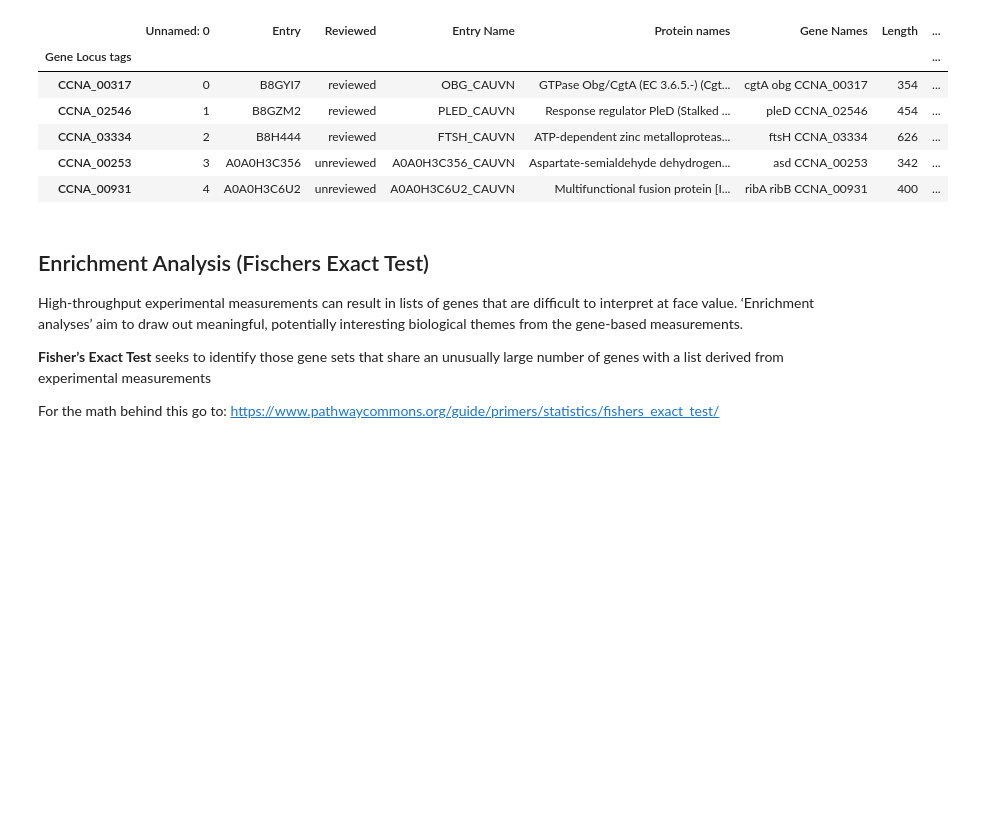
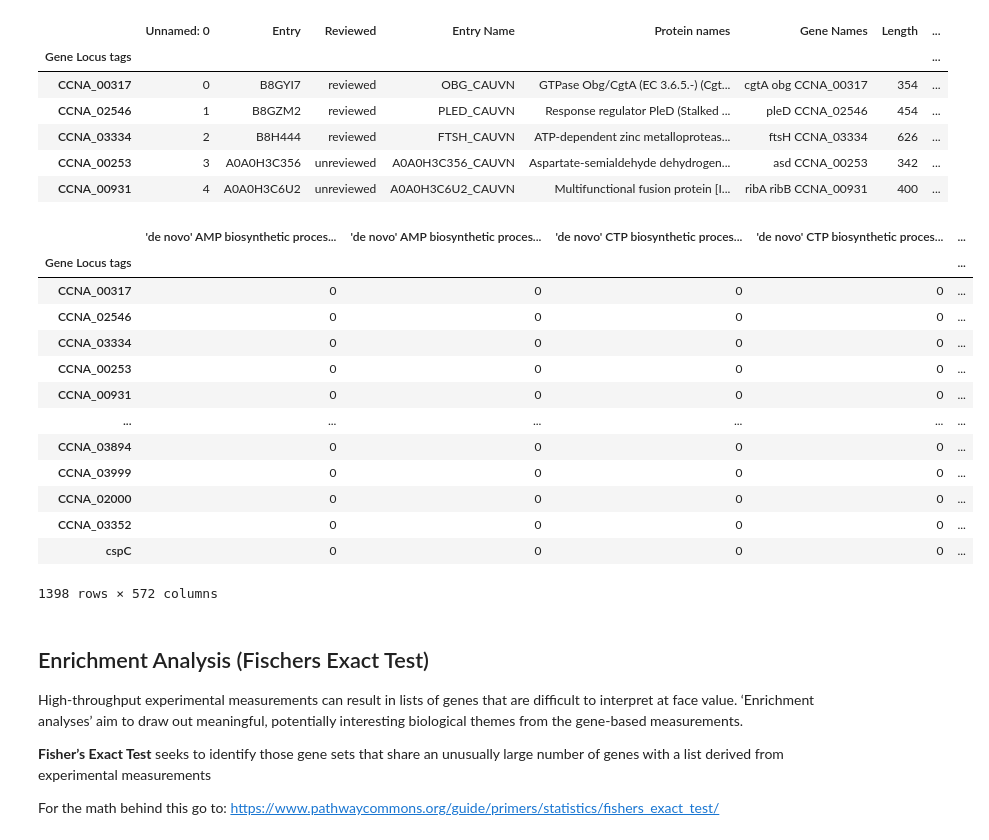
Before and after one commit to NehaSontakk/Functional-Characterization-of-Gene-Sets-using-KEGG-COG-GO, a Jupyter notebook: Functional_Annotation_and_Enrichment_calculations_on_dataset_of_interest_using_KEGG,_COG,_GO.ipynb, the cells around one changed output. Drawn from its saved outputs; the diff is of its cells as text; code cells hidden in the pictures; blank space fills up the shorter version.

```diff
--- a/Functional_Annotation_and_Enrichment_calculations_on_dataset_of_interest_using_KEGG,_COG,_GO.ipynb
+++ b/Functional_Annotation_and_Enrichment_calculations_on_dataset_of_interest_using_KEGG,_COG,_GO.ipynb
@@ -134,6 +157,23 @@ go_cellular_component_matrix_totals = pd.DataFrame(go_cellular_component_matrix.
 #
 go_molecular_function_matrix = pd.get_dummies(go_data['Gene Ontology (molecular function)'])
 go_molecular_function_matrix_totals = pd.DataFrame(go_molecular_function_matrix.sum(axis=0)).iloc[:-1].rename(columns={0:"Total"})
+# %%
+go_biological_process_matrix.loc[~(go_biological_process_matrix==0).all(axis=1)]
+# %% [output]
+|  | 'de novo' AMP biosynthetic proces... | 'de novo' AMP biosynthetic proces... | 'de novo' CTP biosynthetic proces... | 'de novo' CTP biosynthetic proces... | ... |
+| Gene Locus tags |  |  |  |  | ... |
+| CCNA_00317 | 0 | 0 | 0 | 0 | ... |
+| CCNA_02546 | 0 | 0 | 0 | 0 | ... |
+| CCNA_03334 | 0 | 0 | 0 | 0 | ... |
+| CCNA_00253 | 0 | 0 | 0 | 0 | ... |
+| CCNA_00931 | 0 | 0 | 0 | 0 | ... |
+| ... | ... | ... | ... | ... | ... |
+| CCNA_03894 | 0 | 0 | 0 | 0 | ... |
+| CCNA_03999 | 0 | 0 | 0 | 0 | ... |
+| CCNA_02000 | 0 | 0 | 0 | 0 | ... |
+| CCNA_03352 | 0 | 0 | 0 | 0 | ... |
+| cspC | 0 | 0 | 0 | 0 | ... |
+1398 rows × 572 columns
 # %% [markdown]
 ## Enrichment Analysis (Fischers Exact Test)
 
```
Also changed, not shown: parts of 7 cells of this notebook.
